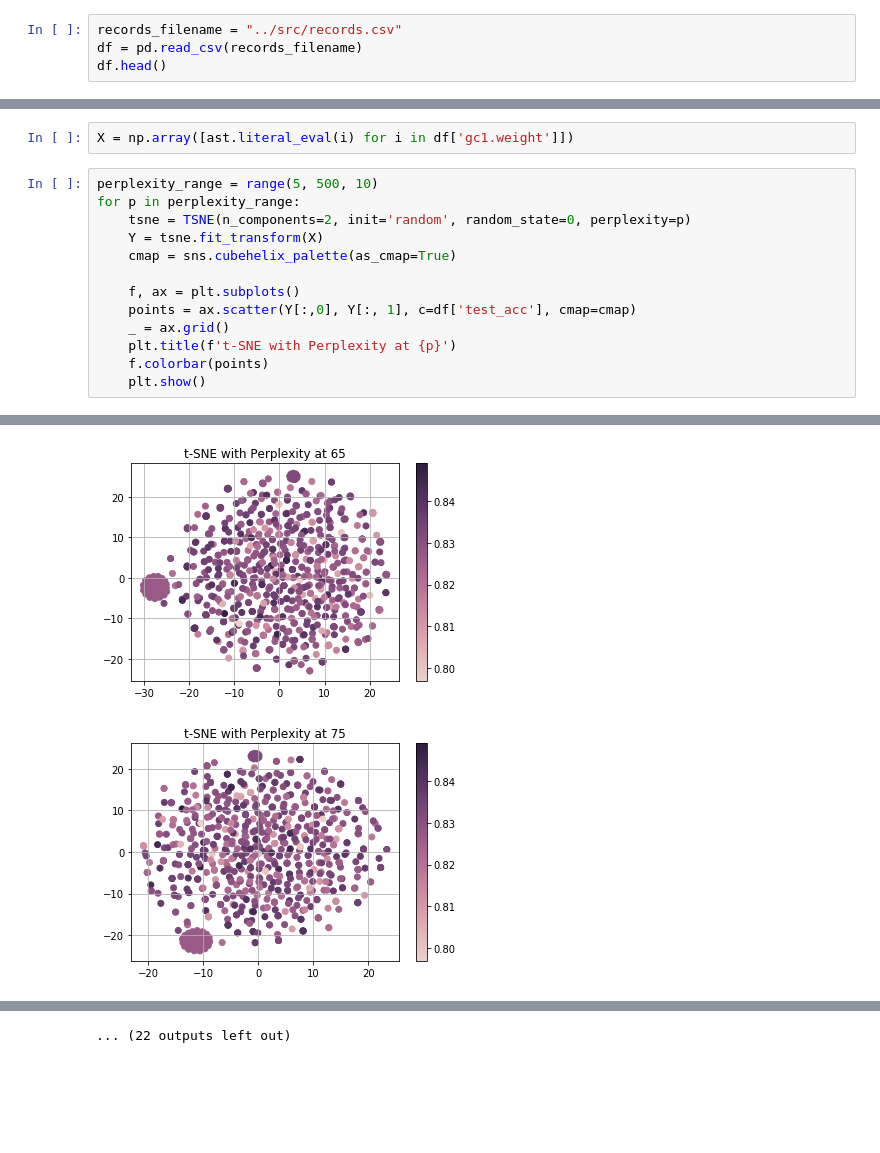
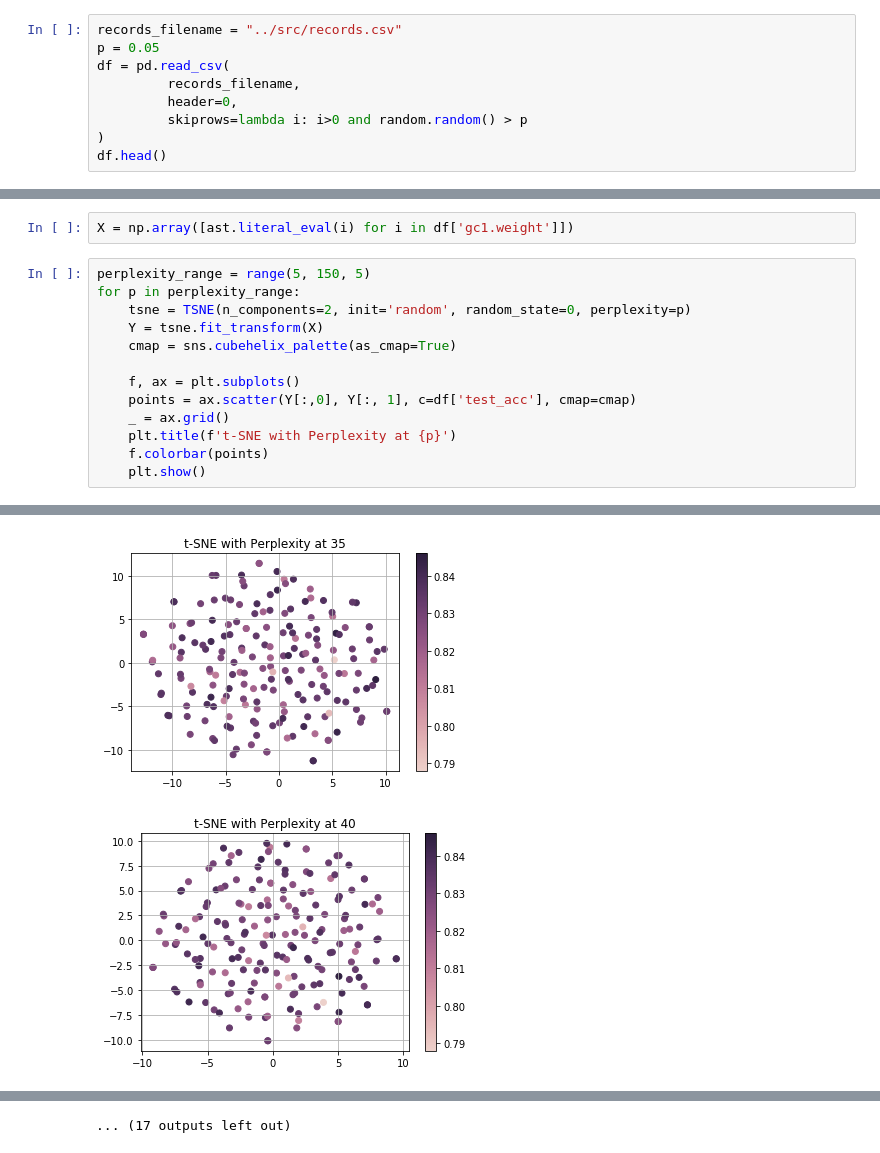
Before and after one commit to AaruranLog/graph-nns, a Jupyter notebook: notebooks/tsne-nn-visualization.ipynb, the cells around one changed output, grey strips where cells are left out. Drawn from its saved outputs; the diff is of its cells as text; blank space fills up the shorter version.

Commit message:
changed data loading to a random sample from the now large dataset

```diff
--- a/notebooks/tsne-nn-visualization.ipynb
+++ b/notebooks/tsne-nn-visualization.ipynb
@@ -9,6 +10,11 @@ import seaborn as sns
 # %%
 records_filename = "../src/records.csv"
-df = pd.read_csv(records_filename)
+p = 0.05
+df = pd.read_csv(
+         records_filename,
+         header=0,
+         skiprows=lambda i: i>0 and random.random() > p
+)
 df.head()
 # %% [output]
 |  | gc1.weight | gc1.bias | gc2.weight | gc2.bias | test_loss | test_acc |
@@ -31,7 +37,7 @@ dtype: int64
 # %%
 X = np.array([ast.literal_eval(i) for i in df['gc1.weight']])
 # %%
-perplexity_range = range(5, 500, 10)
+perplexity_range = range(5, 150, 5)
 for p in perplexity_range:
     tsne = TSNE(n_components=2, init='random', random_state=0, perplexity=p)
     Y = tsne.fit_transform(X)
@@ -53,2 +59,2 @@ for p in perplexity_range:
-[figure, old version]
+[figure, new version]
-[figure, old version]
+[figure, new version]
@@ -59 +65 @@ for p in perplexity_range:
-... (22 outputs left out)
+... (17 outputs left out)
```
Also changed, not shown: parts of 4 cells of this notebook.
